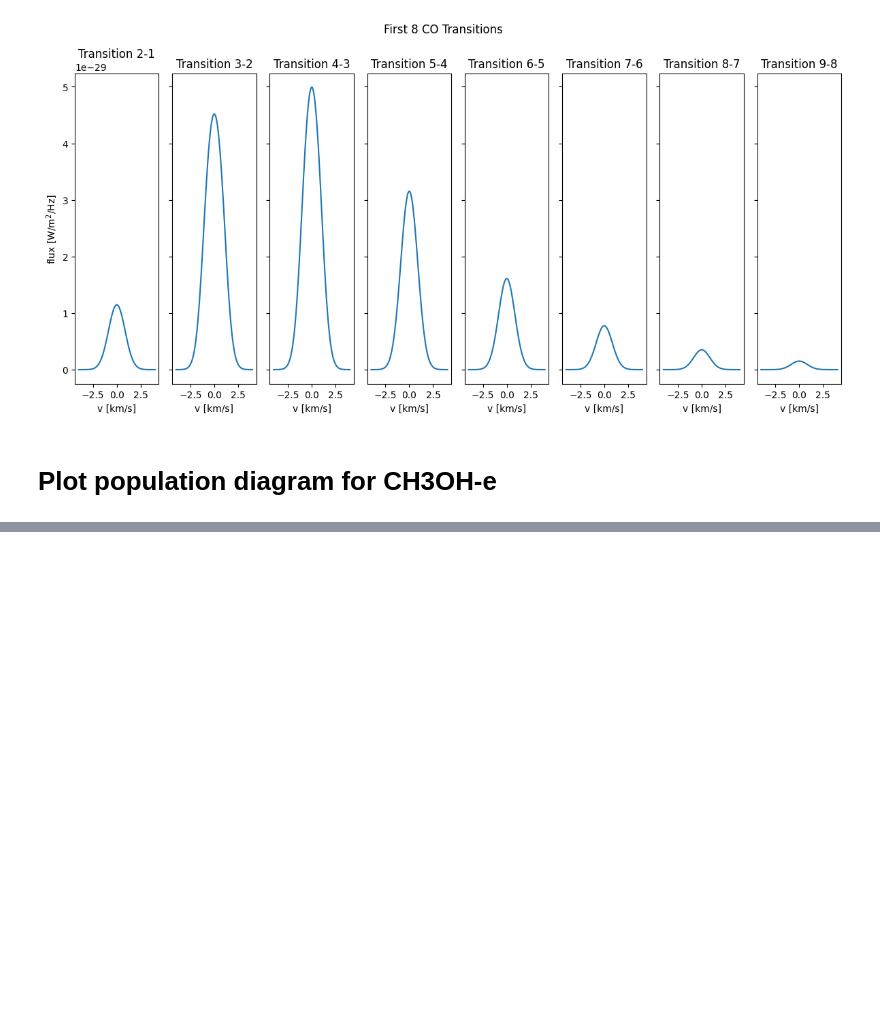
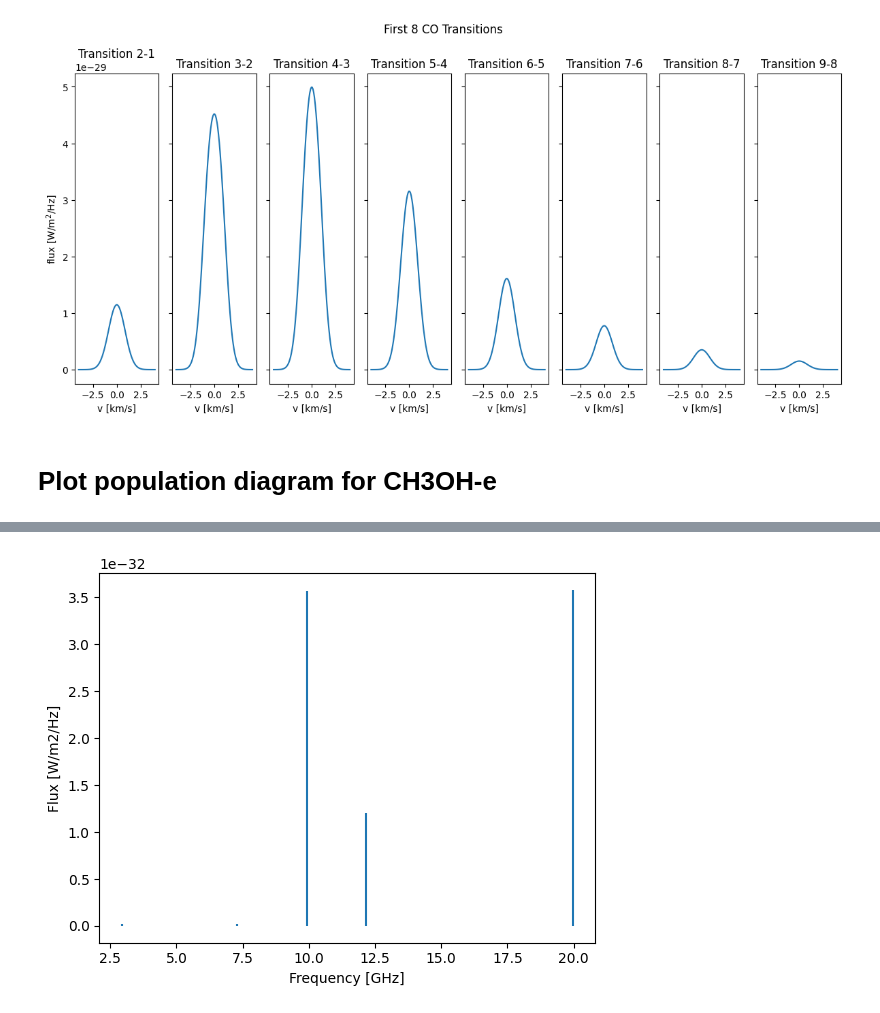
Before and after one commit to aleksej-rodano/phas0052_project, a Jupyter notebook: pythonradex_clean.ipynb, the cells around one changed output, grey strips where cells are left out. Saved outputs shown, nothing was run; the diff lists cells and outputs as text; code cells hidden in the pictures; blank space fills up the shorter version.

```diff
--- a/pythonradex_clean.ipynb
+++ b/pythonradex_clean.ipynb
@@ -648,0 +571,3 @@ Rotational constant B for CO: 0.0000 cm⁻¹
+# %%
+# extract_values
+TexCH3OH, tauCH3OH, AulCH3OH, BulCH3OH, nu0_arrayCH3OH, EuCH3OH, gCH3OH = extract_values(cloud_metahnol, data_methanol)
@@ -648,0 +626,9 @@ Rotational constant B for CO: 0.0000 cm⁻¹
+# %%
+# plot the spectrum with individual fluxes
+fig, ax = plt.subplots()
+ax.stem(nu0_arrayCH3OH[:10] / constants.giga, spectrum_methanol, basefmt=" ", markerfmt=" ")
+ax.set_xlabel("Frequency [GHz]")
+ax.set_ylabel("Flux [W/m2/Hz]")
+plt.show()
+# %% [output]
+[figure, added]
```
Also changed, not shown: parts of 16 cells of this notebook, 1 other file.
